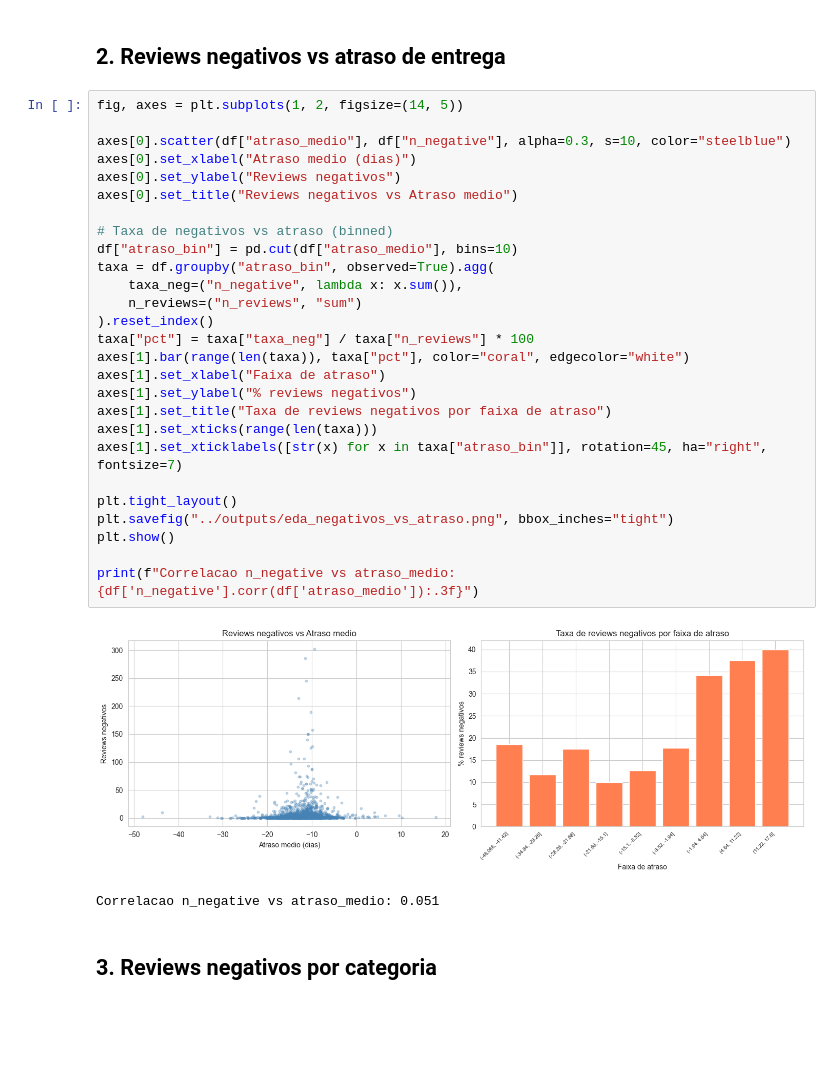
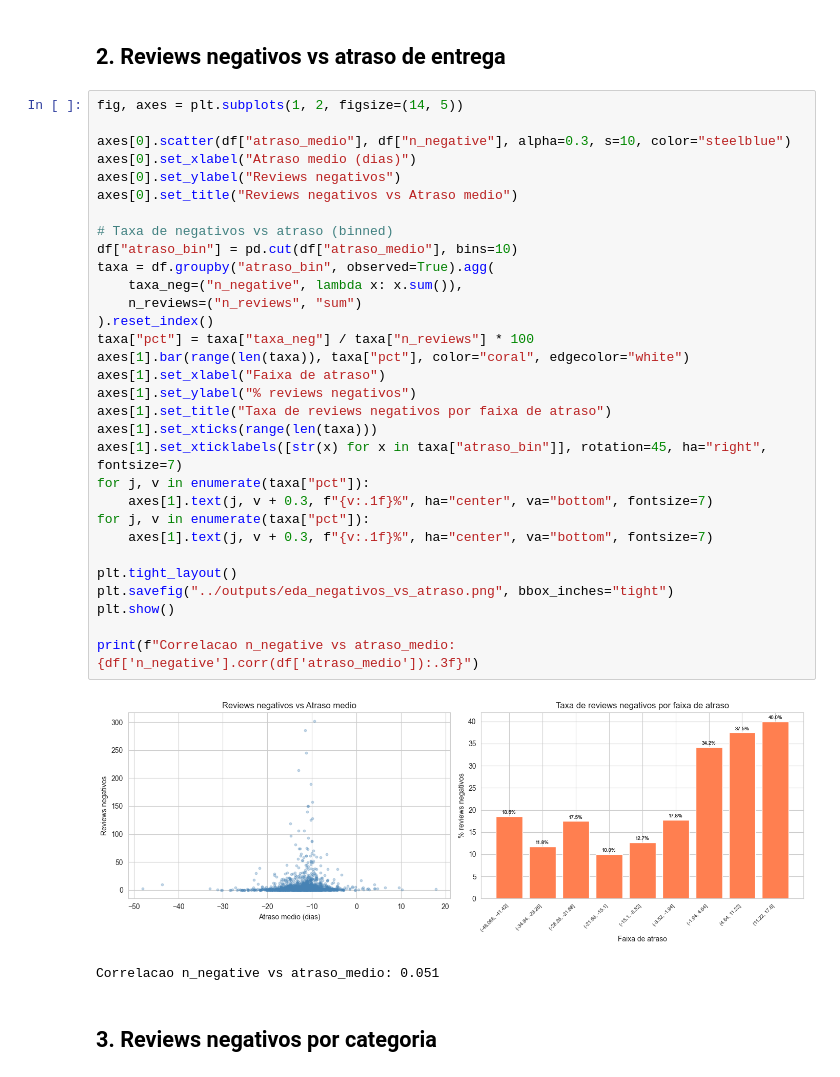
Before and after one commit to mayconaranha/ecommerce-satisfaction-study, a Jupyter notebook: notebooks/02_eda.ipynb, the cells around one changed output. Saved outputs shown, nothing was run; the diff lists cells and outputs as text; blank space fills up the shorter version.

```diff
--- a/notebooks/02_eda.ipynb
+++ b/notebooks/02_eda.ipynb
@@ -55,32 +55,36 @@ Zeros: 368 (21.0%)
 # %%
 fig, axes = plt.subplots(1, 2, figsize=(14, 5))
 
 axes[0].scatter(df["atraso_medio"], df["n_negative"], alpha=0.3, s=10, color="steelblue")
 axes[0].set_xlabel("Atraso medio (dias)")
 axes[0].set_ylabel("Reviews negativos")
 axes[0].set_title("Reviews negativos vs Atraso medio")
 
 # Taxa de negativos vs atraso (binned)
 df["atraso_bin"] = pd.cut(df["atraso_medio"], bins=10)
 taxa = df.groupby("atraso_bin", observed=True).agg(
     taxa_neg=("n_negative", lambda x: x.sum()),
     n_reviews=("n_reviews", "sum")
 ).reset_index()
 taxa["pct"] = taxa["taxa_neg"] / taxa["n_reviews"] * 100
 axes[1].bar(range(len(taxa)), taxa["pct"], color="coral", edgecolor="white")
 axes[1].set_xlabel("Faixa de atraso")
 axes[1].set_ylabel("% reviews negativos")
 axes[1].set_title("Taxa de reviews negativos por faixa de atraso")
 axes[1].set_xticks(range(len(taxa)))
 axes[1].set_xticklabels([str(x) for x in taxa["atraso_bin"]], rotation=45, ha="right", fontsize=7)
+for j, v in enumerate(taxa["pct"]):
+    axes[1].text(j, v + 0.3, f"{v:.1f}%", ha="center", va="bottom", fontsize=7)
+for j, v in enumerate(taxa["pct"]):
+    axes[1].text(j, v + 0.3, f"{v:.1f}%", ha="center", va="bottom", fontsize=7)
 
 plt.tight_layout()
 plt.savefig("../outputs/eda_negativos_vs_atraso.png", bbox_inches="tight")
 plt.show()
 
 print(f"Correlacao n_negative vs atraso_medio: {df['n_negative'].corr(df['atraso_medio']):.3f}")
 # %% [output]
-[figure, old version]
+[figure, new version]
 Correlacao n_negative vs atraso_medio: 0.051
 # %% [markdown]
 ## 3. Reviews negativos por categoria
```
Also changed, not shown: parts of 2 cells of this notebook, 5 other files.
